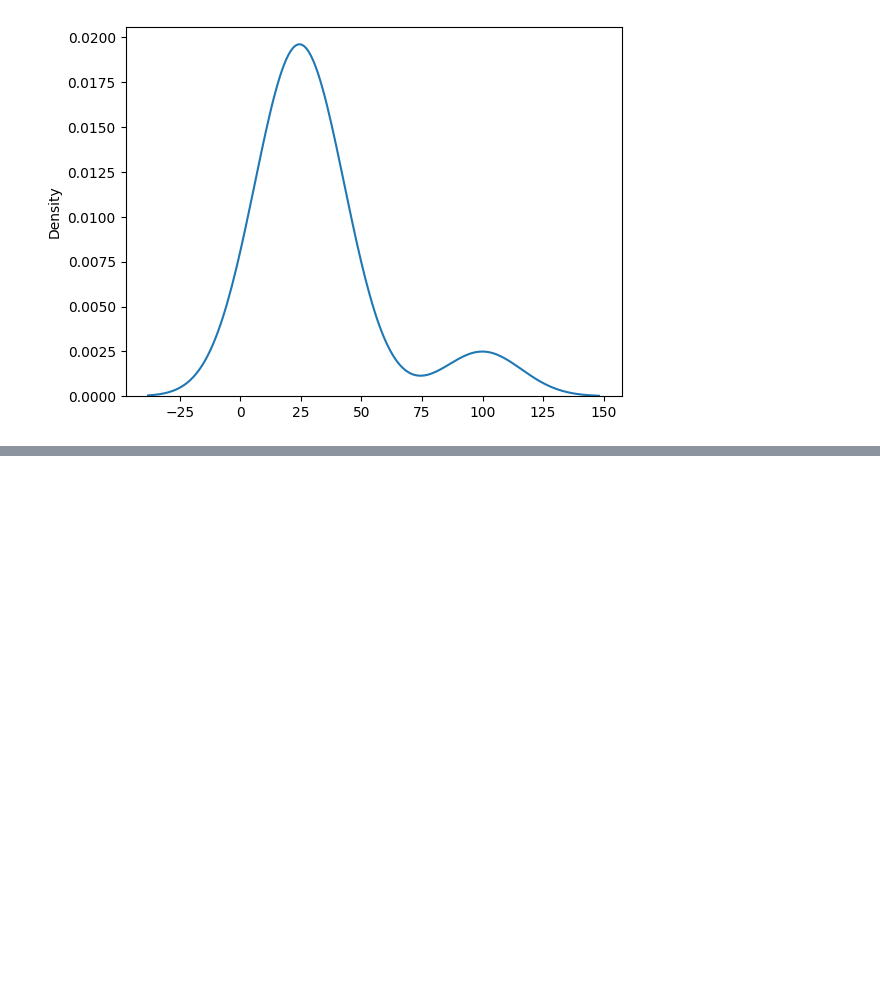
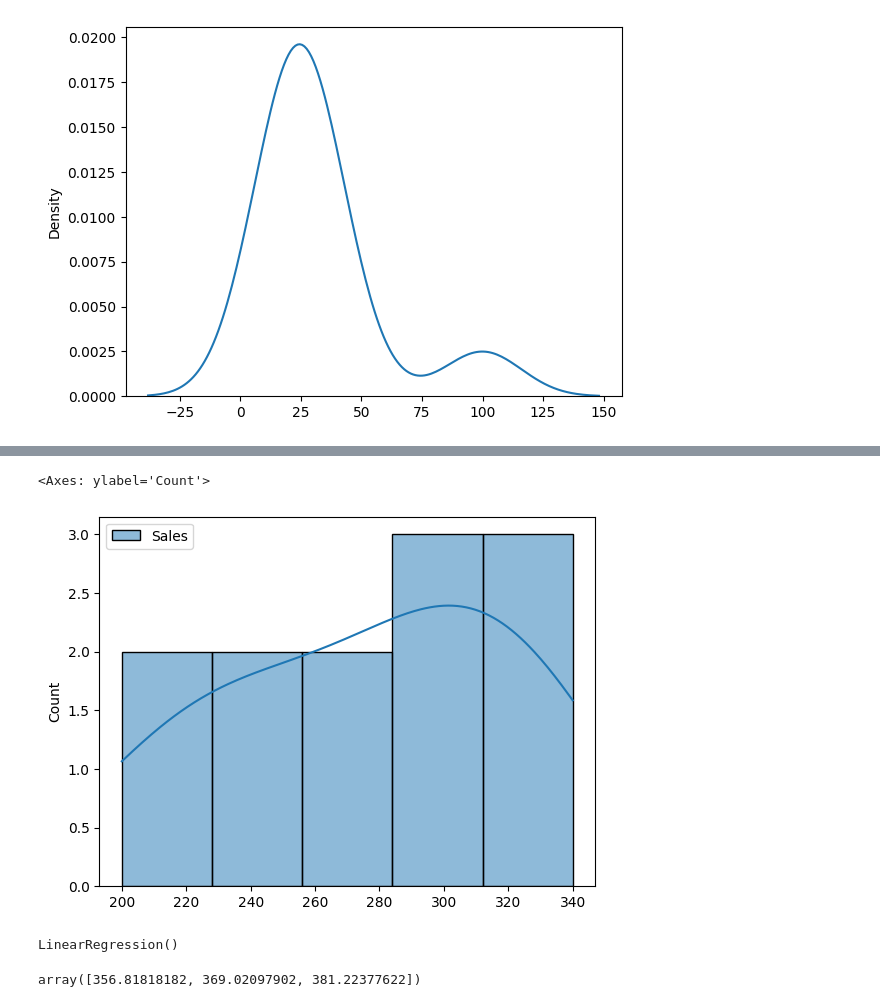
Before and after one commit to naynishb/farmers_market, a Jupyter notebook: mit/stats_mit.ipynb, the cells around one changed output, grey strips where cells are left out. Cells and saved outputs as stored; diff of their text form; code cells hidden in the pictures; blank space fills up the shorter version.

```diff
--- a/mit/stats_mit.ipynb
+++ b/mit/stats_mit.ipynb
@@ -44,0 +57,7 @@ sns.kdeplot(df)
+# %%
+data1 = {
+    "Month":pd.date_range(start = "2023-01-01",periods =  12, freq = "ME"),
+    "Sales":[200,220,250,230,260,280,300,310,290,320,330,340]
+}
+# %%
+df1 = pd.DataFrame(data1)
@@ -44,0 +92,5 @@ sns.kdeplot(df)
+# %%
+sns.histplot(df1,kde = True)
+# %% [output]
+<Axes: ylabel='Count'>
+[figure, added]
@@ -44,0 +101,13 @@ sns.kdeplot(df)
+# %%
+X = np.array(df1.index).reshape(-1,1)
+y = df1["Sales"]
+model = LinearRegression()
+model.fit(X,y)
+# %% [output]
+LinearRegression()
+# %%
+next_3_months = np.array([12,13,14]).reshape(-1,1)
+predicted_sales = model.predict(next_3_months)
+predicted_sales
+# %% [output]
+array([356.81818182, 369.02097902, 381.22377622])
```
Also changed, not shown: parts of 8 cells of this notebook.
